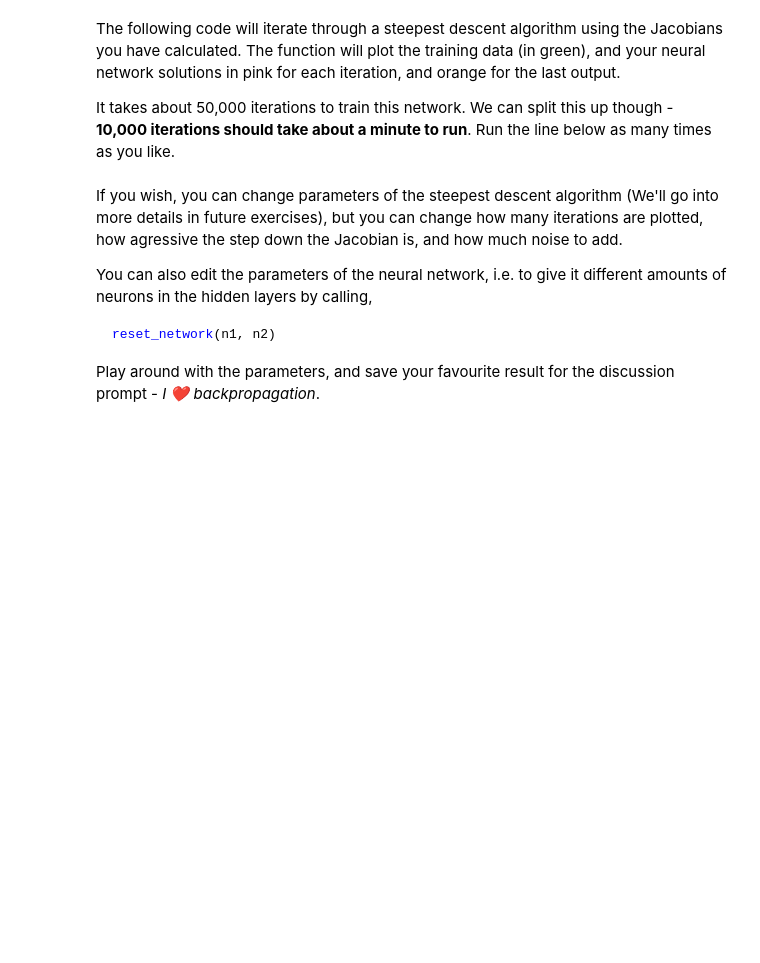
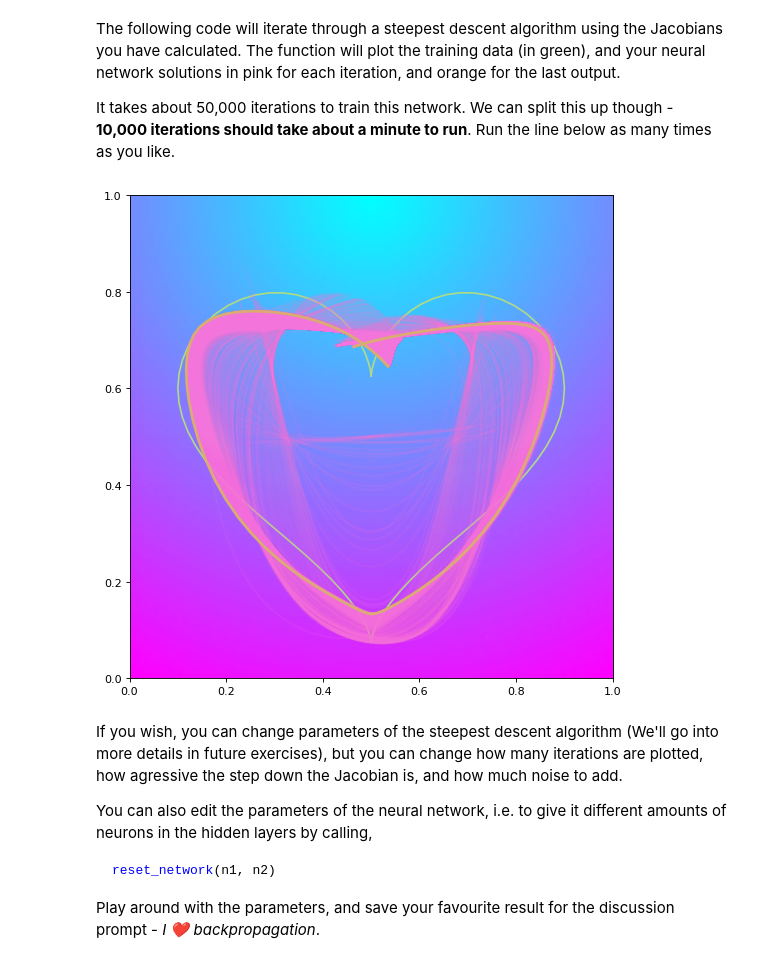
Before and after one commit to jackersson/cv-course-vntu, a Jupyter notebook: neural-networks-basics/neural_networks.ipynb, the cells around one changed output. Saved outputs shown, nothing was run; the diff lists cells and outputs as text; code cells hidden in the pictures; blank space fills up the shorter version.

```diff
--- a/neural-networks-basics/neural_networks.ipynb
+++ b/neural-networks-basics/neural_networks.ipynb
@@ -642,11 +687,12 @@ def plot_training(x, y, iterations=10000, aggression=3.5, noise=1) :
     yy = np.arange(0,1.01,0.01)
     X, Y = np.meshgrid(xx, yy)
     Z = ((X-0.5)**2 + (Y-1)**2)**(1/2) / (1.25)**(1/2)
-    im = ax.imshow(Z, vmin=0, vmax=1, extent=[0, 1, 1, 0])
+    im = ax.imshow(Z, vmin=0, vmax=1, extent=[0, 1, 1, 0], cmap='cool')
 
     ax.plot(y[0],y[1], lw=1.5, color=green);
 
     while iterations>=0 :
+        # Forward pass
         j_W1 = J_W1(x, y) * (1 + np.random.randn() * noise)
         j_W2 = J_W2(x, y) * (1 + np.random.randn() * noise)
         j_W3 = J_W3(x, y) * (1 + np.random.randn() * noise)
@@ -654,7 +700,8 @@ def plot_training(x, y, iterations=10000, aggression=3.5, noise=1) :
         j_b2 = J_b2(x, y) * (1 + np.random.randn() * noise)
         j_b3 = J_b3(x, y) * (1 + np.random.randn() * noise)
 
-        W1 = W1 - j_W1 * aggression
+        # Weights, Biases update
+        W1 = W1 - j_W1 * aggression  # learning rate
         W2 = W2 - j_W2 * aggression
         W3 = W3 - j_W3 * aggression
         b1 = b1 - j_b1 * aggression
@@ -663,9 +710,10 @@ def plot_training(x, y, iterations=10000, aggression=3.5, noise=1) :
 
         if (iterations%10==0) :
             # print(x)
+            # evaluation
             nf = network_function(x)[-1]
             ax.plot(nf[0],nf[1], lw=2, color=magentaTrans);
-            # plt.show()
+
         iterations -= 1
 
     nf = network_function(x)[-1]
@@ -680,7 +728,9 @@ It takes about 50,000 iterations to train this network.
 We can split this up though - **10,000 iterations should take about a minute to run**.
 Run the line below as many times as you like.
 # %%
-plot_training(x, y, iterations=1000, aggression=7, noise=1)
+plot_training(x, y, iterations=10000, aggression=7, noise=1)
+# %% [output]
+[figure, added]
 # %% [markdown]
 If you wish, you can change parameters of the steepest descent algorithm (We'll go into more details in future exercises), but you can change how many iterations are plotted, how agressive the step down the Jacobian is, and how much noise to add.
 
```
Also changed, not shown: parts of 14 cells of this notebook, 13 other files.
